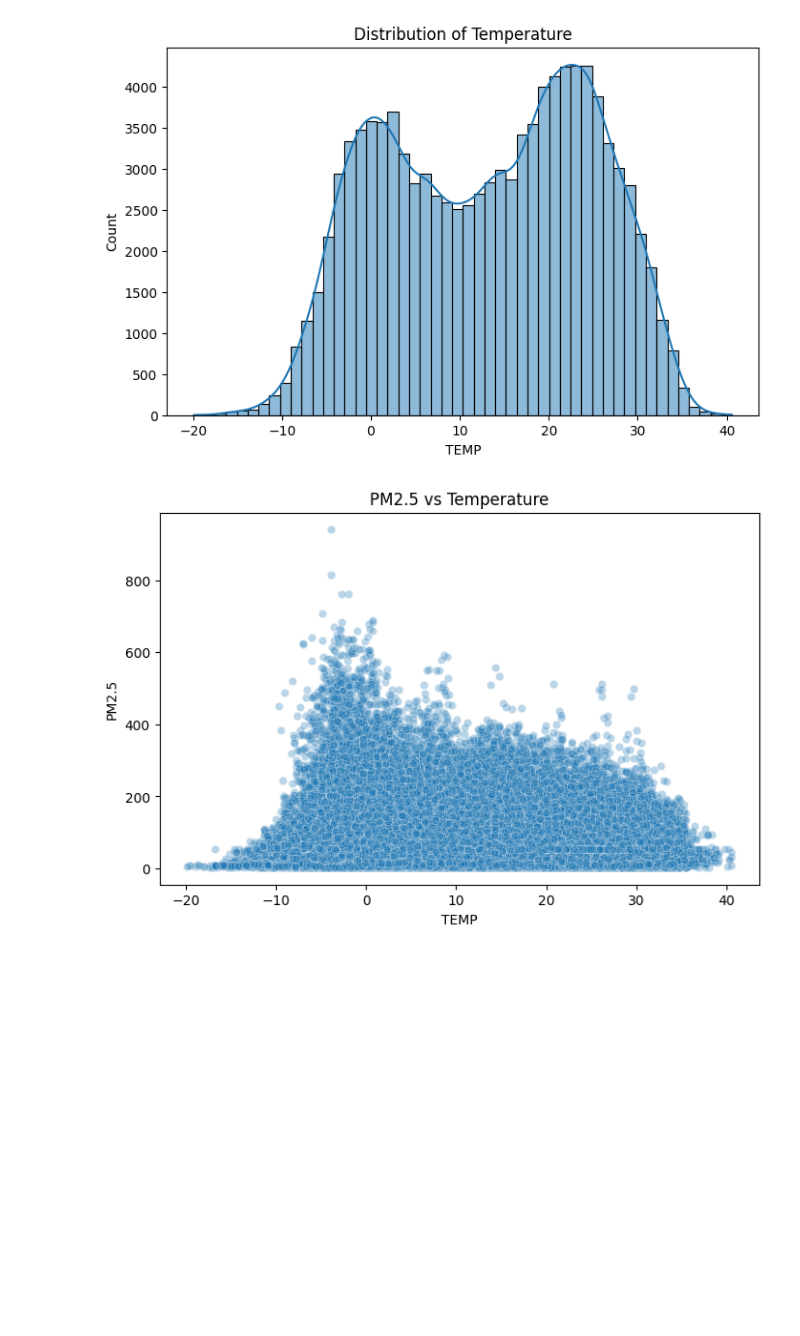
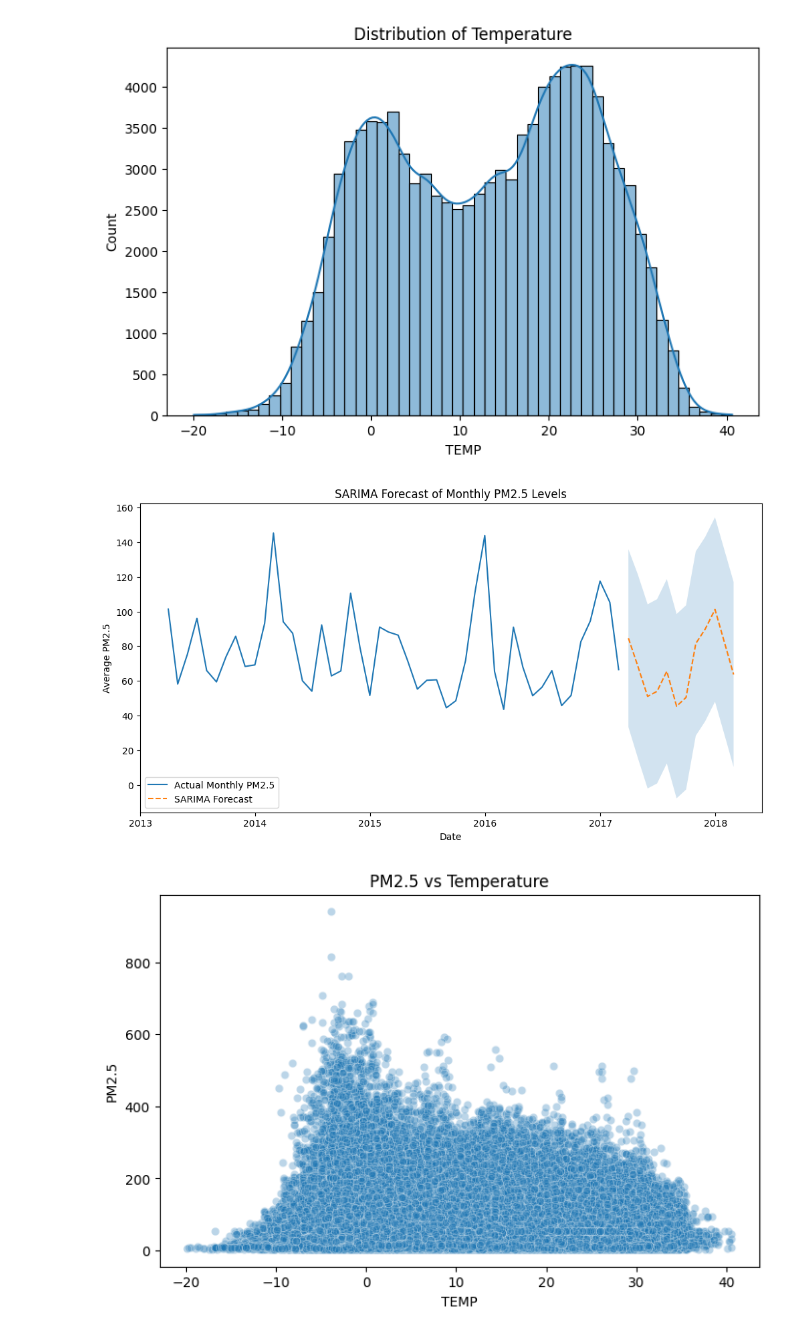
Before and after one commit to StanleyArinze/st20338478_CMP7005-PRAC1, a Jupyter notebook: CMP7005.ipynb, the cells around one changed output. Saved outputs shown, nothing was run; the diff lists cells and outputs as text; code cells hidden in the pictures; blank space fills up the shorter version.

```diff
--- a/CMP7005.ipynb
+++ b/CMP7005.ipynb
@@ -341,6 +341,56 @@ plt.title("Distribution of Temperature")
 plt.show()
 # %% [output]
 [figure]
+# %%
+# ==========================================
+# SARIMA TIME SERIES FORECASTING
+# ==========================================
+
+from statsmodels.tsa.statespace.sarimax import SARIMAX
+import matplotlib.pyplot as plt
+
+# Ensure datetime is in correct format
+air_df["datetime"] = pd.to_datetime(air_df["datetime"])
+
+# Create monthly average PM2.5 time series
+monthly_pm25 = air_df.set_index("datetime")["PM2.5"].resample("M").mean()
+
+# Fit SARIMA model
+sarima_model = SARIMAX(
+    monthly_pm25,
+    order=(1, 1, 1),
+    seasonal_order=(1, 1, 1, 12),
+    enforce_stationarity=False,
+    enforce_invertibility=False
+)
+
+sarima_result = sarima_model.fit(disp=False)
+
+# Forecast next 12 months
+forecast = sarima_result.get_forecast(steps=12)
+forecast_mean = forecast.predicted_mean
+forecast_ci = forecast.conf_int()
+
+# Plot actual and forecast values
+plt.figure(figsize=(12,6))
+
+plt.plot(monthly_pm25, label="Actual Monthly PM2.5")
+plt.plot(forecast_mean, label="SARIMA Forecast", linestyle="--")
+
+plt.fill_between(
+    forecast_ci.index,
+    forecast_ci.iloc[:, 0],
+    forecast_ci.iloc[:, 1],
+    alpha=0.2
+)
+
+plt.title("SARIMA Forecast of Monthly PM2.5 Levels")
+plt.xlabel("Date")
+plt.ylabel("Average PM2.5")
+plt.legend()
+plt.show()
+# %% [output]
+[figure, added]
 # %%
 plt.figure(figsize=(8,5))
 sns.scatterplot(x="TEMP", y="PM2.5", data=air_df, alpha=0.3)
```
Also changed, not shown: parts of 2 cells of this notebook.
